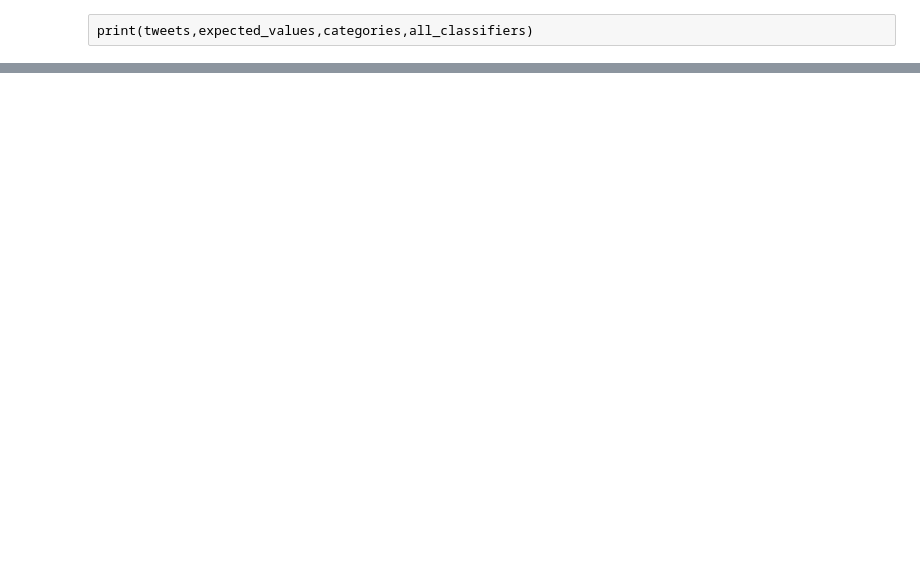
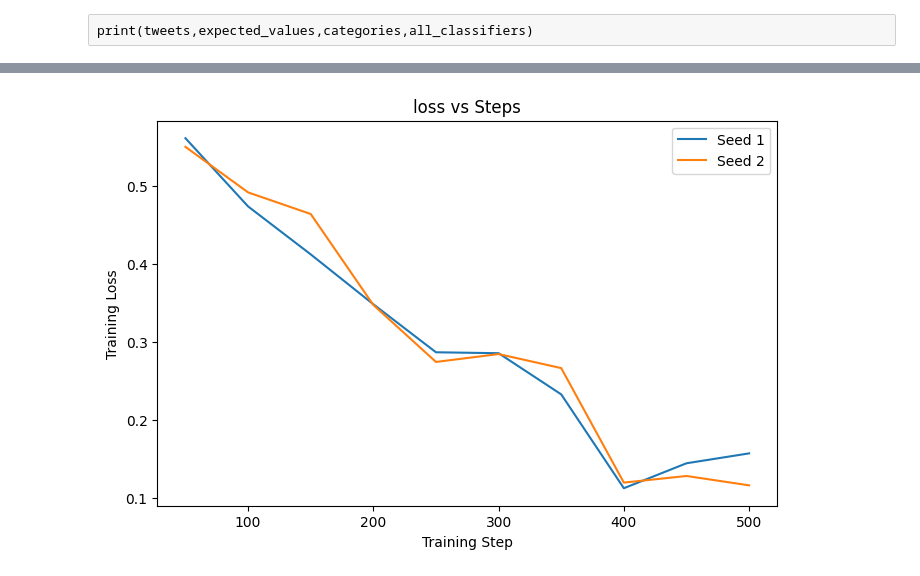
Before and after one commit to 523djr30/political-toxicity-final-project-CIS731, a Jupyter notebook: LLM Toxicity Detector Demo.ipynb, the cells around one changed output, grey strips where cells are left out. Drawn from its saved outputs; the diff is of its cells as text; code cells hidden in the pictures; blank space fills up the shorter version.

```diff
--- a/LLM Toxicity Detector Demo.ipynb
+++ b/LLM Toxicity Detector Demo.ipynb
@@ -866 +877,89 @@ Saved: /mnt/data/llm_toxicity_viz\accuracy_by_category_seed.png
 ... (15 outputs left out)
+# %%
+# --------------------------------------------------------
+# PLOTTING TRAINING AND EVALUATION METRICS
+# --------------------------------------------------------
+
+import os
+import matplotlib.pyplot as plt
+import pandas as pd
+
+# Folder for images
+out_dir = "/mnt/data/training_viz"
+os.makedirs(out_dir, exist_ok=True)
+
+# -----------------------------
+# Helper function: plot metric
+# -----------------------------
+def plot_metric(df_logs, metric_name, ylabel=None, out_dir=out_dir):
+    """
+    Plot a metric from HuggingFace Trainer logs, ignoring NaNs.
+
+    Args:
+        df_logs (pd.DataFrame): Combined logs from all trainers.
+        metric_name (str): Column name to plot, e.g., 'loss', 'eval_loss'.
+        ylabel (str, optional): Label for y-axis.
+        out_dir (str): Folder to save plots.
+    """
+    plt.figure(figsize=(8,5))
+
+    # Plot per seed
+    for seed in df_logs["seed"].unique():
+        subset = df_logs[df_logs["seed"] == seed]
+        subset = subset[subset[metric_name].notnull()]
+        if not subset.empty:
+            plt.plot(subset["step"], subset[metric_name], label=seed)
+
+    plt.xlabel("Training Step")
+    plt.ylabel(ylabel or metric_name)
+    plt.title(f"{metric_name} vs Steps")
+    plt.legend()
+
+    fname = os.path.join(out_dir, f"{metric_name}_curve.png")
+    plt.savefig(fname)
+    plt.show()
+    print("Saved:", fname)
+
+# -----------------------------
+# Helper function: plot per-epoch bars
+# -----------------------------
+def plot_epoch_bars(df_logs, metric_name, out_dir=out_dir):
+    """
+    Plot a bar chart per epoch for a given evaluation metric, ignoring NaNs.
+    """
+    df_eval = df_logs[df_logs[metric_name].notnull()]
+    if not df_eval.empty:
+        pivot = df_eval.pivot_table(index="epoch", columns="seed", values=metric_name)
+        pivot.plot.bar(figsize=(10,5))
+        plt.title(f"{metric_name} per Epoch")
+        plt.ylabel(metric_name)
+        plt.xlabel("Epoch")
+
+        fname = os.path.join(out_dir, f"{metric_name}_per_epoch.png")
+        plt.savefig(fname)
+        plt.show()
+        print("Saved:", fname)
+
+# -----------------------------
+# Plot training & evaluation curves
+# -----------------------------
+metrics_to_plot = {
+    "loss": "Training Loss",
+    "eval_loss": "Validation Loss",
+    "eval_accuracy": "Validation Accuracy",
+    "learning_rate": "Learning Rate"
+}
+
+for metric, ylabel in metrics_to_plot.items():
+    if metric in df_logs.columns:
+        plot_metric(df_logs, metric, ylabel)
+
+# -----------------------------
+# Plot per-epoch evaluation bars
+# -----------------------------
+epoch_metrics = ["eval_loss", "eval_accuracy"]
+for metric in epoch_metrics:
+    if metric in df_logs.columns and "epoch" in df_logs.columns:
+        plot_epoch_bars(df_logs, metric)
+# %% [output]
+[figure, added]
```
Also changed, not shown: parts of 8 cells of this notebook.
